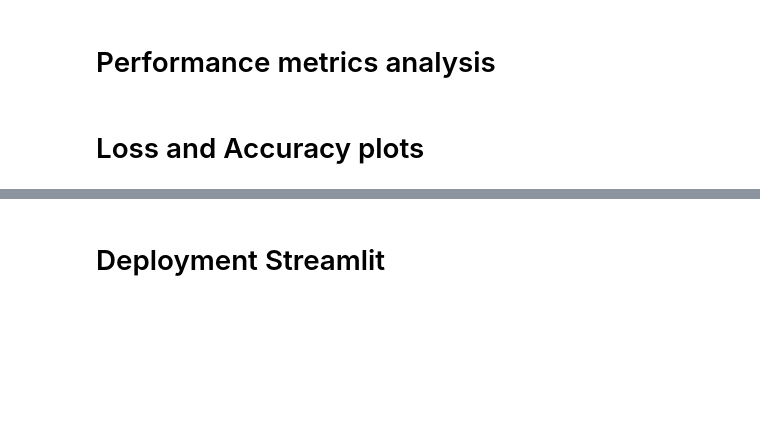
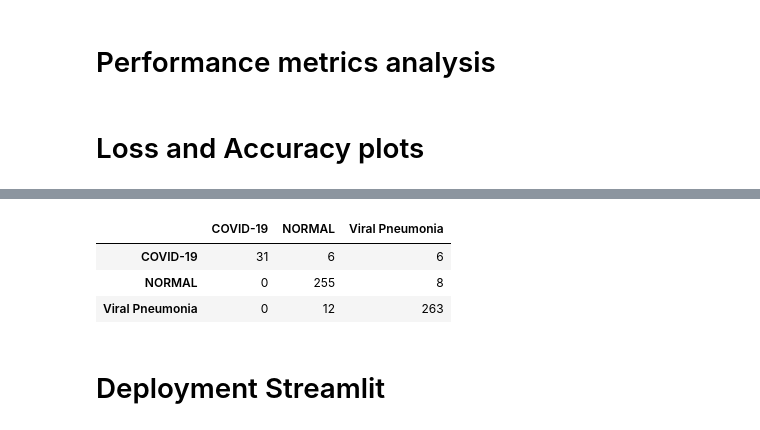
Before and after one commit to prasannarangam21/COVID-19-Radiography, a Jupyter notebook: notebooks/Covid_19.ipynb, the cells around one changed output, grey strips where cells are left out. Cells and saved outputs as stored; diff of their text form; code cells hidden in the pictures; blank space fills up the shorter version.

```diff
--- a/notebooks/Covid_19.ipynb
+++ b/notebooks/Covid_19.ipynb
@@ -464,0 +273,5 @@ Found 581 validated image filenames belonging to 3 classes.
+# %%
+BATCH_SIZE = 64
+IMG_SIZE = 224
+LR = 0.0001
+EPOCHS = 50
@@ -464,0 +281,30 @@ Found 581 validated image filenames belonging to 3 classes.
+# %%
+# VVVVVVVVVVVVVVIP Point
+# https://stackoverflow.com/a/60570068/9292995
+
+from sklearn.utils import shuffle
+data = shuffle(data)
+# %%
+datagen = ImageDataGenerator(rescale=1. / 255, validation_split=0.2,
+                             rotation_range=25,
+                             fill_mode="nearest")
+
+train_generator = datagen.flow_from_dataframe(
+    dataframe = data,
+    x_col = "path", y_col = "label",
+    target_size=(IMG_SIZE, IMG_SIZE),
+    batch_size=BATCH_SIZE,
+    shuffle=True,
+    subset='training',
+    class_mode='categorical'
+    )
+
+validation_generator = datagen.flow_from_dataframe(
+    dataframe = data,
+    x_col = "path", y_col = "label",
+    target_size=(IMG_SIZE, IMG_SIZE),
+    batch_size=BATCH_SIZE,
+    shuffle=False,
+    subset='validation',
+    class_mode='categorical'
+    )
@@ -595,4 +443,4 @@ plot_model(model, 'model_architecture.jpg')
 # %% [markdown]
 # Performance metrics analysis
 # %%
-model = tf.keras.models.load_model("output/models/inference/model.h5")
+model = load_model('output/model/inference/model.h5')
@@ -723,4 +569,11 @@ print(confusion_matrix(validation_generator.classes, y_pred))
 # %%
 label_list = list(validation_generator.class_indices.keys())
 cm=pd.DataFrame(confusion_matrix(validation_generator.classes, y_pred),index=label_list,columns=label_list)
+# %%
+cm
+# %% [output]
+|  | COVID-19 | NORMAL | Viral Pneumonia |
+| COVID-19 | 31 | 6 | 6 |
+| NORMAL | 0 | 255 | 8 |
+| Viral Pneumonia | 0 | 12 | 263 |
 # %%
```
Also changed, not shown: parts of 124 cells of this notebook.
